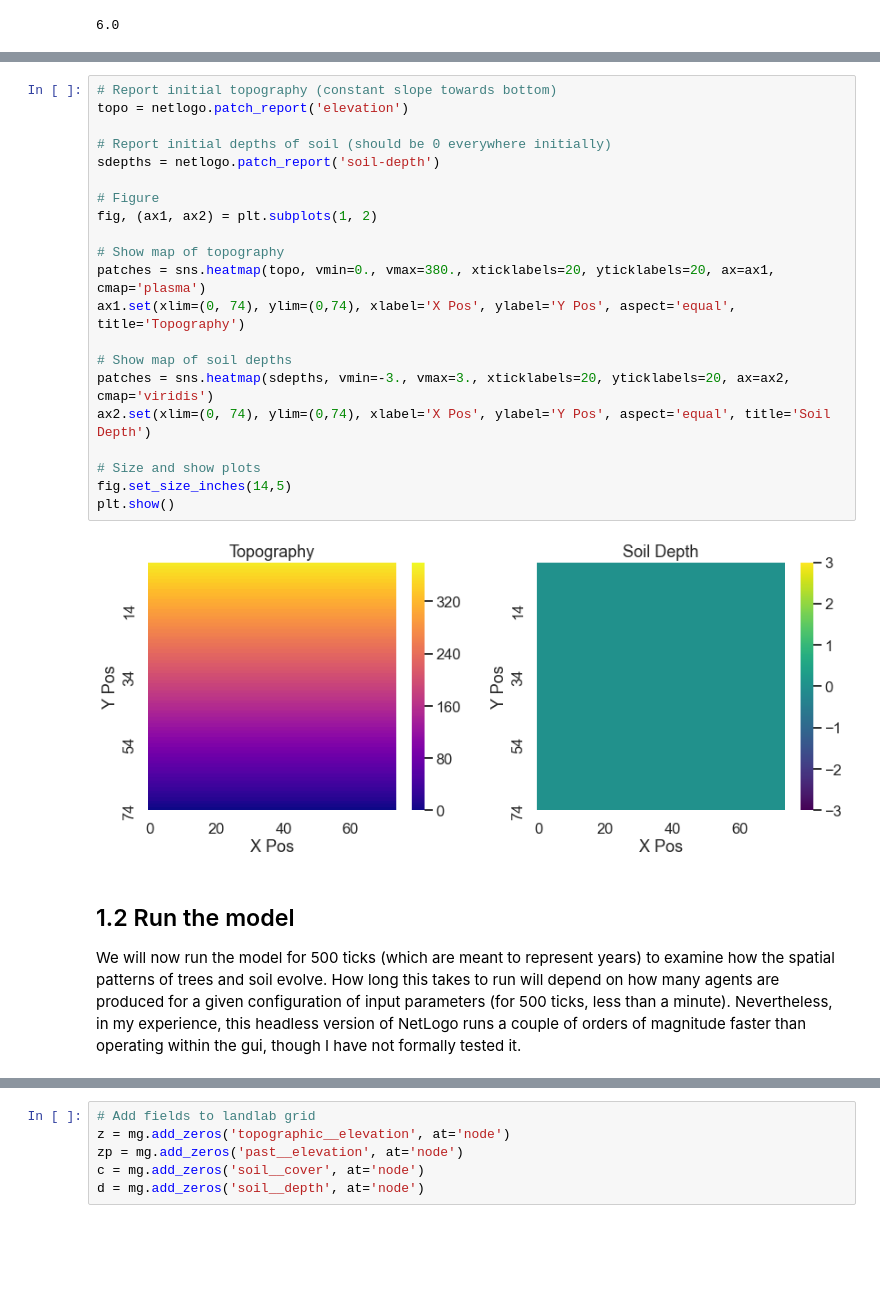
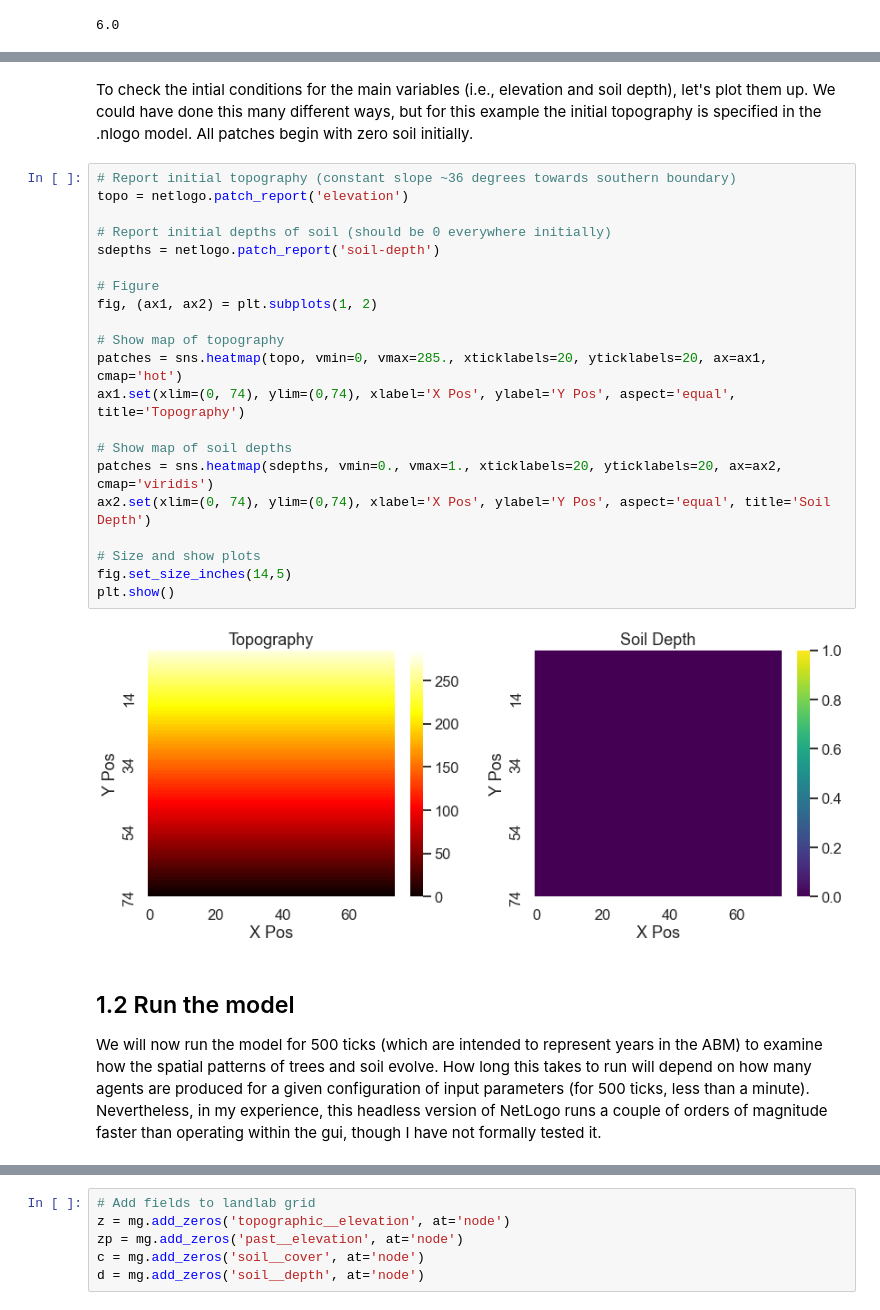
Before and after one commit to gregtucker/abm-landlab-mini-workshop, a Jupyter notebook: trees/root_soil_pro_example.ipynb, the cells around one changed output, grey strips where cells are left out. Saved outputs shown, nothing was run; the diff lists cells and outputs as text; blank space fills up the shorter version.

```diff
--- a/trees/root_soil_pro_example.ipynb
+++ b/trees/root_soil_pro_example.ipynb
@@ -107,27 +111,29 @@ plt.show()
+# %% [markdown]
+To check the intial conditions for the main variables (i.e., elevation and soil depth), let's plot them up. We could have done this many different ways, but for this example the initial topography is specified in the .nlogo model. All patches begin with zero soil initially.
 # %%
-# Report initial topography (constant slope towards bottom)
+# Report initial topography (constant slope ~36 degrees towards southern boundary)
 topo = netlogo.patch_report('elevation')
 
 # Report initial depths of soil (should be 0 everywhere initially)
 sdepths = netlogo.patch_report('soil-depth')
 
 # Figure
 fig, (ax1, ax2) = plt.subplots(1, 2)
 
 # Show map of topography
-patches = sns.heatmap(topo, vmin=0., vmax=380., xticklabels=20, yticklabels=20, ax=ax1, cmap='plasma')
+patches = sns.heatmap(topo, vmin=0, vmax=285., xticklabels=20, yticklabels=20, ax=ax1, cmap='hot')
 ax1.set(xlim=(0, 74), ylim=(0,74), xlabel='X Pos', ylabel='Y Pos', aspect='equal', title='Topography')
 
 # Show map of soil depths
-patches = sns.heatmap(sdepths, vmin=-3., vmax=3., xticklabels=20, yticklabels=20, ax=ax2, cmap='viridis')
+patches = sns.heatmap(sdepths, vmin=0., vmax=1., xticklabels=20, yticklabels=20, ax=ax2, cmap='viridis')
 ax2.set(xlim=(0, 74), ylim=(0,74), xlabel='X Pos', ylabel='Y Pos', aspect='equal', title='Soil Depth')
 
 # Size and show plots
 fig.set_size_inches(14,5)
 plt.show()
 # %% [output]
-[figure, old version]
+[figure, new version]
 # %% [markdown]
 ## 1.2 Run the model
-We will now run the model for 500 ticks (which are meant to represent years) to examine how the spatial patterns of trees and soil evolve. How long this takes to run will depend on how many agents are produced for a given configuration of input parameters (for 500 ticks, less than a minute). Nevertheless, in my experience, this headless version of NetLogo runs a couple of orders of magnitude faster than operating within the gui, though I have not formally tested it.
+We will now run the model for 500 ticks (which are intended to represent years in the ABM) to examine how the spatial patterns of trees and soil evolve. How long this takes to run will depend on how many agents are produced for a given configuration of input parameters (for 500 ticks, less than a minute). Nevertheless, in my experience, this headless version of NetLogo runs a couple of orders of magnitude faster than operating within the gui, though I have not formally tested it.
 # %%
```
Also changed, not shown: parts of 28 cells of this notebook, 2 other files.
